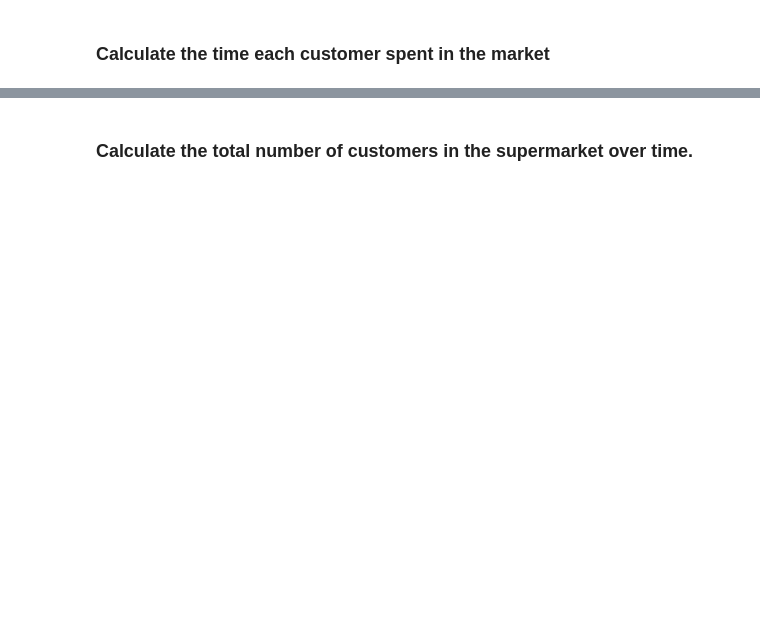
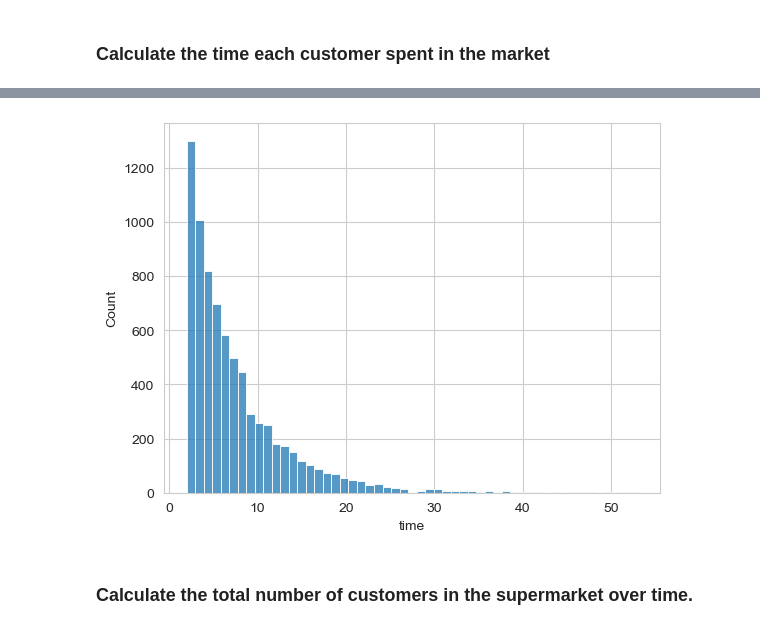
Before and after one commit to yotkadata/simulation_project, a Jupyter notebook: data_analysis.ipynb, the cells around one changed output, grey strips where cells are left out. Cells and saved outputs as stored; diff of their text form; code cells hidden in the pictures; blank space fills up the shorter version.

```diff
--- a/data_analysis.ipynb
+++ b/data_analysis.ipynb
@@ -16,3 +43,13 @@ df_plot
 # %% [markdown]
 
 ### Calculate the total number of customers in each section over time
+# %%
+location_by_hour = (
+    df.set_index("timestamp")
+    .groupby("location")[["customer_no"]]
+    .resample("H")
+    .count()
+    .reset_index()
+    .set_index("timestamp")
+)
+location_by_hour.tail()
@@ -18,0 +72,10 @@ df_plot
+# %%
+location_by_day = (
+    df.set_index("timestamp")
+    .groupby("location")[["customer_no"]]
+    .resample("D")
+    .count()
+    .reset_index()
+    .set_index("timestamp")
+)
+location_by_day.head()
@@ -22,3 +128,9 @@ df_plot
 # %% [markdown]
 
 ### Calculate the time each customer spent in the market
+# %%
+# Calculate the time each customer spends in the supermarket (in minutes)
+customer_min_max_time = df.groupby("customer_no")[["timestamp"]].agg([min, max]).reset_index()
+customer_min_max_time.columns = customer_min_max_time.columns.droplevel(0)
+customer_min_max_time["time"] = (customer_min_max_time["max"] - customer_min_max_time["min"]).astype('timedelta64[m]')
+customer_min_max_time.head()
@@ -25,3 +144,7 @@ df_plot
+# %%
+sns.histplot(data=customer_min_max_time, x="time", bins=int(customer_min_max_time["time"].max()));
+# %% [output]
+[figure, added]
 # %% [markdown]
 
 ### Calculate the total number of customers in the supermarket over time.
```
Also changed, not shown: parts of 17 cells of this notebook.
